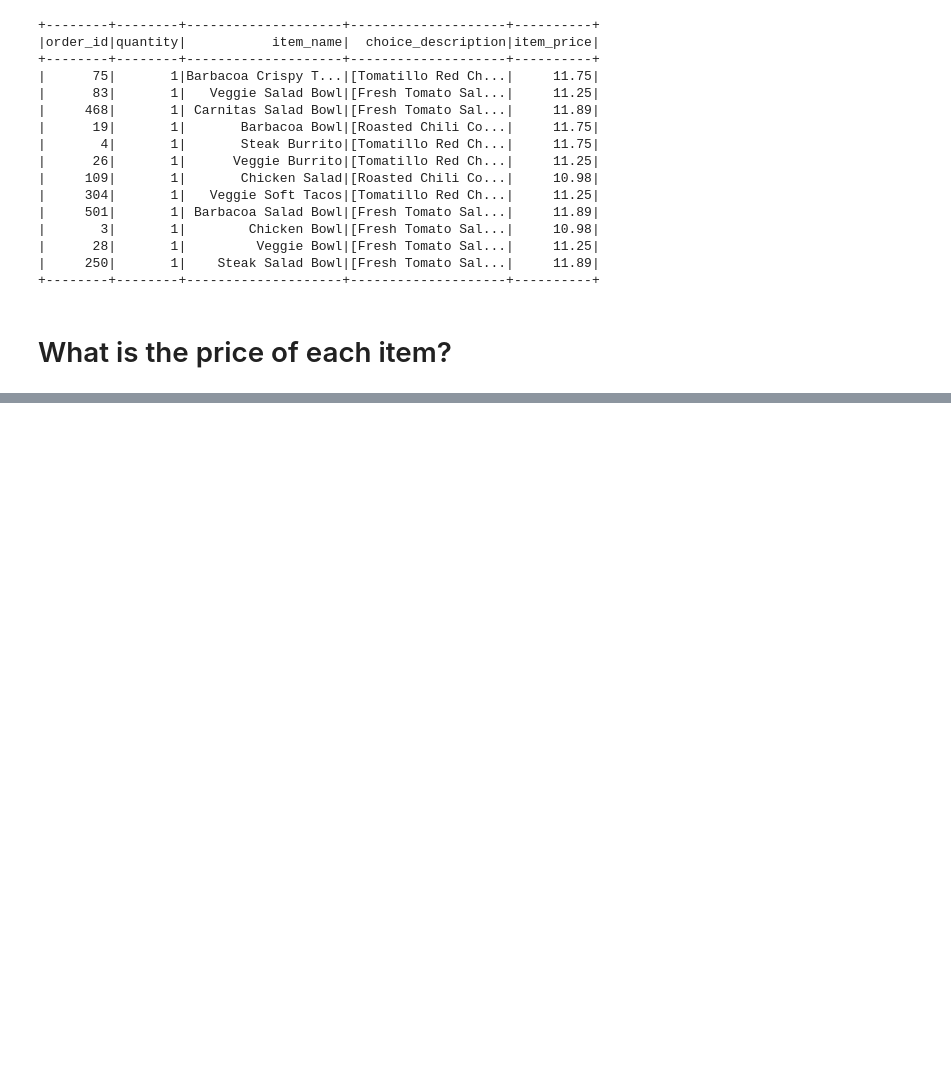
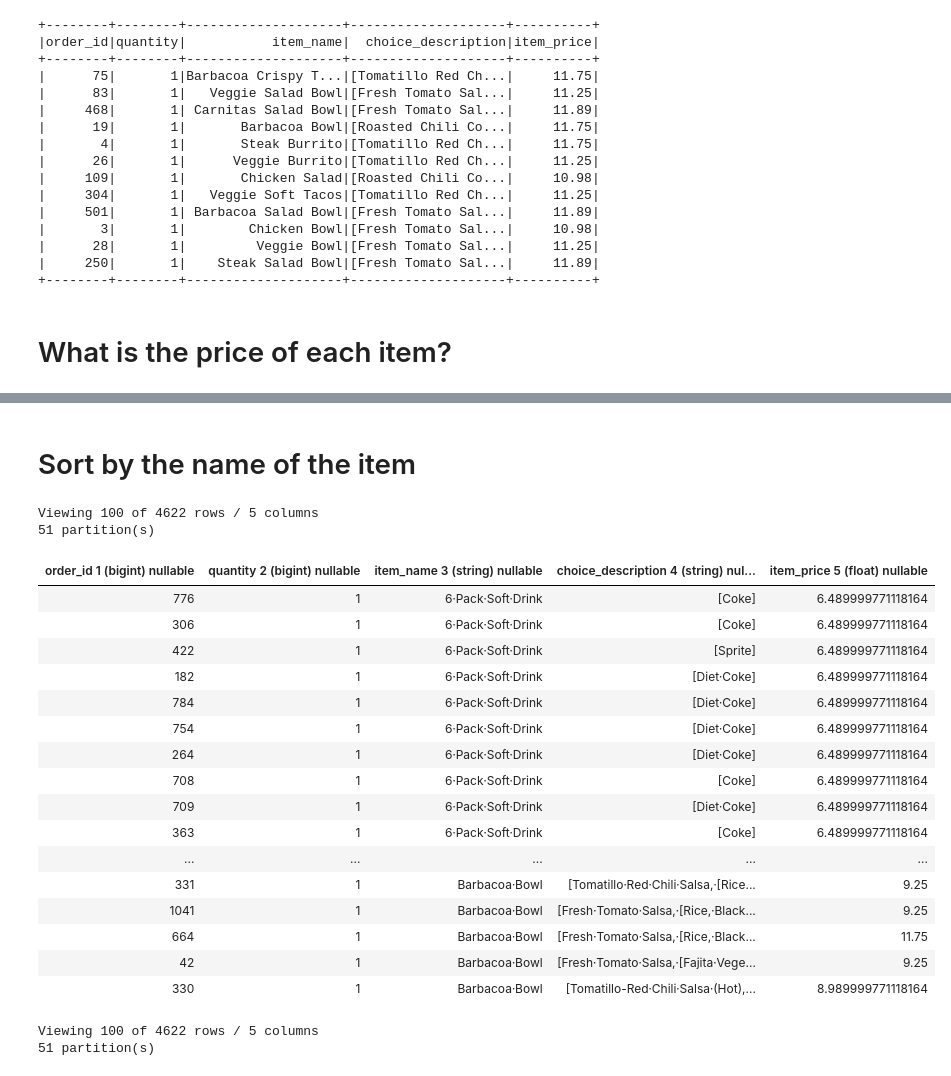
Before and after one commit to FavioVazquez/ds-optimus, a Jupyter notebook: Understanding_Your_Data_Examples/Filtering_Sorting.ipynb, the cells around one changed output, grey strips where cells are left out. Saved outputs shown, nothing was run; the diff lists cells and outputs as text; code cells hidden in the pictures; blank space fills up the shorter version.

```diff
--- a/Understanding_Your_Data_Examples/Filtering_Sorting.ipynb
+++ b/Understanding_Your_Data_Examples/Filtering_Sorting.ipynb
@@ -66,0 +96,26 @@ chipo_one_prod.where("item_price > 10").show()
+# %% [markdown]
+# Sort by the name of the item
+# %%
+chipo.sort("item_name").table()
+# %% [output]
+Viewing 100 of 4622 rows / 5 columns
+51 partition(s)
+| order_id 1 (bigint) nullable | quantity 2 (bigint) nullable | item_name 3 (string) nullable | choice_description 4 (string) nul... | item_price 5 (float) nullable |
+| 776 | 1 | 6⸱Pack⸱Soft⸱Drink | [Coke] | 6.489999771118164 |
+| 306 | 1 | 6⸱Pack⸱Soft⸱Drink | [Coke] | 6.489999771118164 |
+| 422 | 1 | 6⸱Pack⸱Soft⸱Drink | [Sprite] | 6.489999771118164 |
+| 182 | 1 | 6⸱Pack⸱Soft⸱Drink | [Diet⸱Coke] | 6.489999771118164 |
+| 784 | 1 | 6⸱Pack⸱Soft⸱Drink | [Diet⸱Coke] | 6.489999771118164 |
+| 754 | 1 | 6⸱Pack⸱Soft⸱Drink | [Diet⸱Coke] | 6.489999771118164 |
+| 264 | 1 | 6⸱Pack⸱Soft⸱Drink | [Diet⸱Coke] | 6.489999771118164 |
+| 708 | 1 | 6⸱Pack⸱Soft⸱Drink | [Coke] | 6.489999771118164 |
+| 709 | 1 | 6⸱Pack⸱Soft⸱Drink | [Diet⸱Coke] | 6.489999771118164 |
+| 363 | 1 | 6⸱Pack⸱Soft⸱Drink | [Coke] | 6.489999771118164 |
+| ... | ... | ... | ... | ... |
+| 331 | 1 | Barbacoa⸱Bowl | [Tomatillo⸱Red⸱Chili⸱Salsa,⸱[Rice... | 9.25 |
+| 1041 | 1 | Barbacoa⸱Bowl | [Fresh⸱Tomato⸱Salsa,⸱[Rice,⸱Black... | 9.25 |
+| 664 | 1 | Barbacoa⸱Bowl | [Fresh⸱Tomato⸱Salsa,⸱[Rice,⸱Black... | 11.75 |
+| 42 | 1 | Barbacoa⸱Bowl | [Fresh⸱Tomato⸱Salsa,⸱[Fajita⸱Vege... | 9.25 |
+| 330 | 1 | Barbacoa⸱Bowl | [Tomatillo-Red⸱Chili⸱Salsa⸱(Hot),... | 8.989999771118164 |
+Viewing 100 of 4622 rows / 5 columns
+51 partition(s)
```
Also changed, not shown: parts of 9 cells of this notebook.
